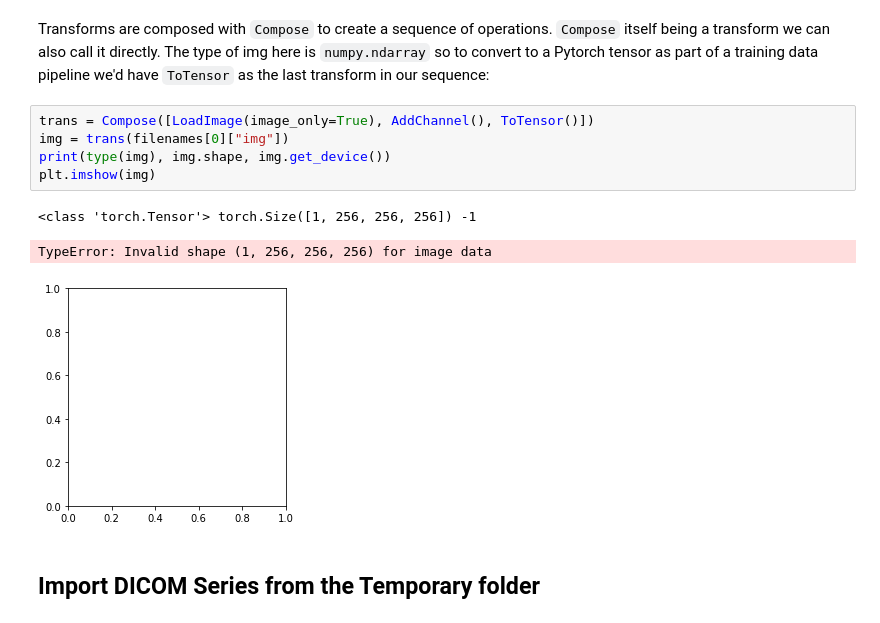
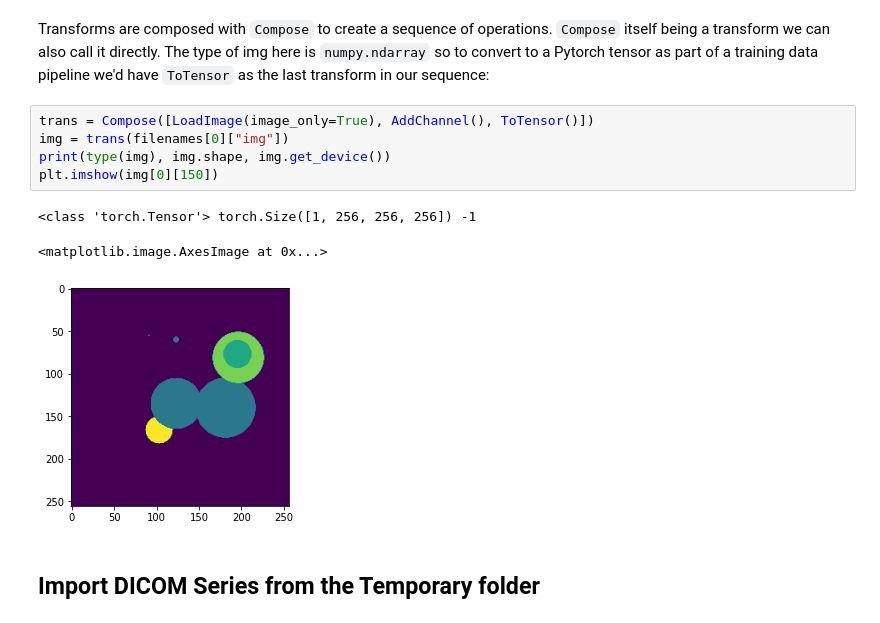
Before and after one commit to RichardFork/MONAIBootcamp2021, a Jupyter notebook: day1/1. Getting Started with MONAI_solution.ipynb, the cells around one changed output. Cells and saved outputs as stored; diff of their text form.

```diff
--- a/day1/1. Getting Started with MONAI_solution.ipynb
+++ b/day1/1. Getting Started with MONAI_solution.ipynb
@@ -216,12 +215,12 @@ Transforms are composed with `Compose` to create a sequence of operations. `Comp
 # %%
 trans = Compose([LoadImage(image_only=True), AddChannel(), ToTensor()])
 img = trans(filenames[0]["img"])
 print(type(img), img.shape, img.get_device())
-plt.imshow(img)
+plt.imshow(img[0][150])
 # %% [output]
 <class 'torch.Tensor'> torch.Size([1, 256, 256, 256]) -1
-TypeError: Invalid shape (1, 256, 256, 256) for image data
+<matplotlib.image.AxesImage at 0x...>
-[figure, old version]
+[figure, new version]
 # %% [markdown]
 ## Import DICOM Series from the Temporary folder
 # %%
```
Also changed, not shown: parts of 6 cells of this notebook, 3 other files.
